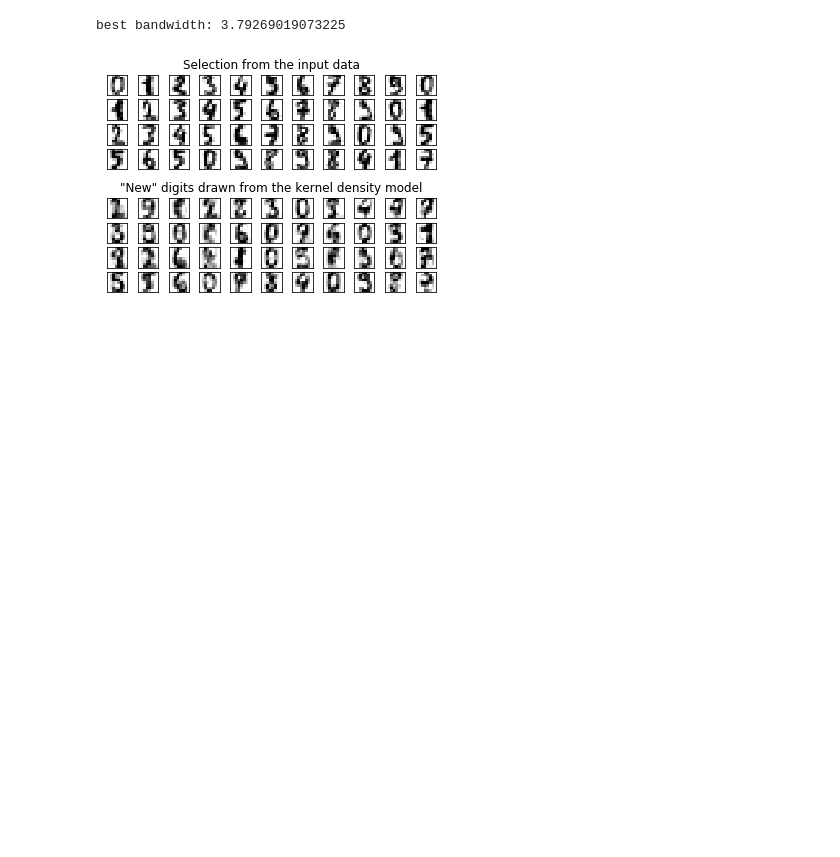
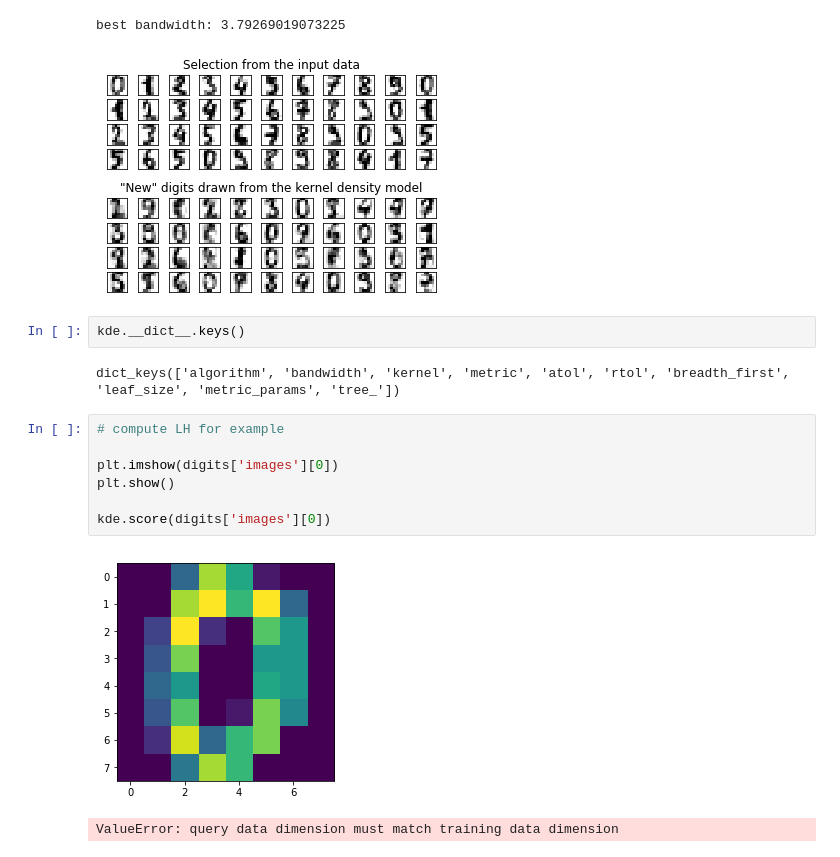
Before and after one commit to dmelis/interpretwoe, a Jupyter notebook: notebooks/Density Estimation Sandbox.ipynb, the cells around one changed output. Cells and saved outputs as stored; diff of their text form; blank space fills up the shorter version.

```diff
--- a/notebooks/Density Estimation Sandbox.ipynb
+++ b/notebooks/Density Estimation Sandbox.ipynb
@@ -51,3 +51,17 @@ plt.show()
 # %% [output]
 best bandwidth: 3.79269019073225
 [figure]
+# %%
+kde.__dict__.keys()
+# %% [output]
+dict_keys(['algorithm', 'bandwidth', 'kernel', 'metric', 'atol', 'rtol', 'breadth_first', 'leaf_size', 'metric_params', 'tree_'])
+# %%
+# compute LH for example
+
+plt.imshow(digits['images'][0])
+plt.show()
+
+kde.score(digits['images'][0])
+# %% [output]
+[figure, added]
+ValueError: query data dimension must match training data dimension
```
Also changed, not shown: parts of 2 cells of this notebook, 7 other files.
